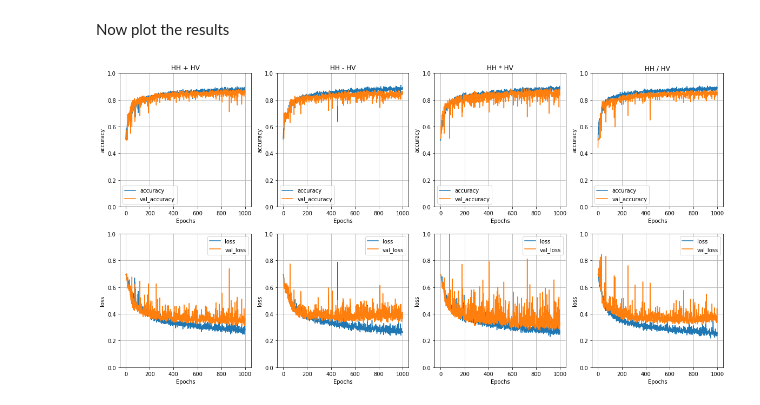
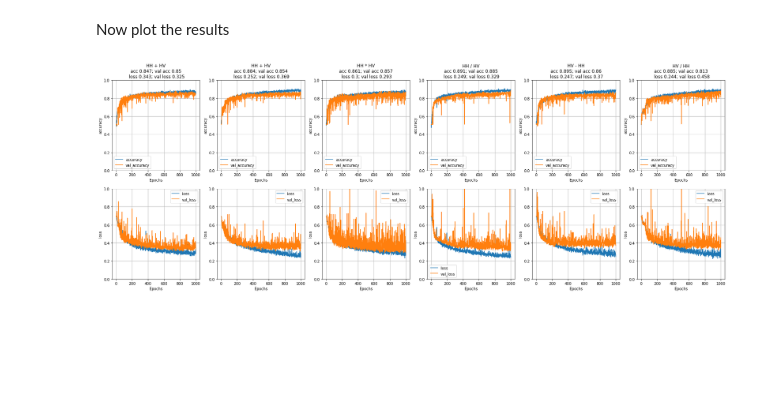
Before and after one commit to eikeschuett/IcebergShipDetection, a Jupyter notebook: CNN_test_different_3rd_bands.ipynb, the cells around one changed output. Drawn from its saved outputs; the diff is of its cells as text; code cells hidden in the pictures; blank space fills up the shorter version.

```diff
--- a/CNN_test_different_3rd_bands.ipynb
+++ b/CNN_test_different_3rd_bands.ipynb
@@ -57,8 +57,10 @@ def prepare_data(data, filter, b3_func):
         b3 = hh*hv
       elif b3_func == "/":
         b3 = hh/hv
-      elif b3_func == "sq+":
-        b3 = hh**2 + hv**2
+      elif b3_func == "hv-":
+        b3 = hv-hh
+      elif b3_func == "hv/":
+        b3 = hv/hh
       else:
         print("Method for calculation of B3 not known")
         raise
@@ -246,19 +278,36 @@ def plot_graphs(history, string, x, y, n, label):
   plt.ylim([0,1])
   plt.grid()
   if string=="accuracy":
-    plt.title(label)
+    plt.title(label + "\nacc " +
+            str(round(history.history["accuracy"][-1], 3)) +
+            "; val acc " +
+            str(round(history.history["val_accuracy"][-1], 3)) +
+            "\n loss " +
+            str(round(history.history["loss"][-1], 3)) +
+            "; val loss " +
+            str(round(history.history["val_loss"][-1], 3)))
 # %% [markdown]
 Now plot the results
 # %%
-fig = plt.figure(figsize=(20,10))
-plot_graphs(history_plus, "accuracy", 2, 4, 1, "HH + HV")
-plot_graphs(history_min, "accuracy", 2, 4, 2, "HH - HV")
-plot_graphs(history_mul, "accuracy", 2, 4, 3, "HH * HV")
-plot_graphs(history_div, "accuracy", 2, 4, 4, "HH / HV")
+fig = plt.figure(figsize=(30,10))
+plot_graphs(history_plus, "accuracy", 2, 6, 1, "HH + HV")
+plot_graphs(history_min, "accuracy", 2, 6, 2, "HH + HV")
+plot_graphs(history_mul, "accuracy", 2, 6, 3, "HH * HV")
+plot_graphs(history_div, "accuracy", 2, 6, 4, "HH / HV")
+plot_graphs(history_hvmin, "accuracy", 2, 6, 5, "HV - HH")
+plot_graphs(history_hvdiv, "accuracy", 2, 6, 6, "HV / HH")
 
-plot_graphs(history_plus, "loss", 2, 4, 5, "Binary Crossentropy + Adam")
-plot_graphs(history_min, "loss", 2, 4, 6, " + SGD")
-plot_graphs(history_mul, "loss", 2, 4, 7, " + SGD with Nesterov momentum")
-plot_graphs(history_div, "loss", 2, 4, 8, " + RMSprop")
+plot_graphs(history_plus, "loss", 2, 6, 7, " ")
+plot_graphs(history_min, "loss", 2, 6, 8, "  ")
+plot_graphs(history_mul, "loss", 2, 6, 9, " ")
+plot_graphs(history_div, "loss", 2, 6, 10, " ")
+plot_graphs(history_hvmin, "loss", 2, 6, 11, " ")
+plot_graphs(history_hvdiv, "loss", 2, 6, 12, " ")
+
+
+# print(round(history_plus.history["loss"][-1], 3))
+# print(round(history_plus.history["accuracy"][-1], 3))
+# print(round(history_plus.history["val_loss"][-1], 3))
+# print(round(history_plus.history["val_accuracy"][-1], 3))
 # %% [output]
-[figure, old version]
+[figure, new version]
```
Also changed, not shown: parts of 3 cells of this notebook.
